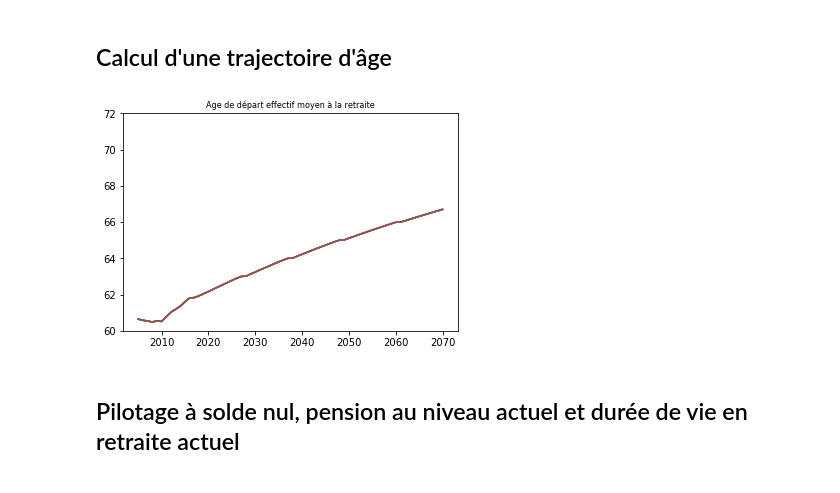
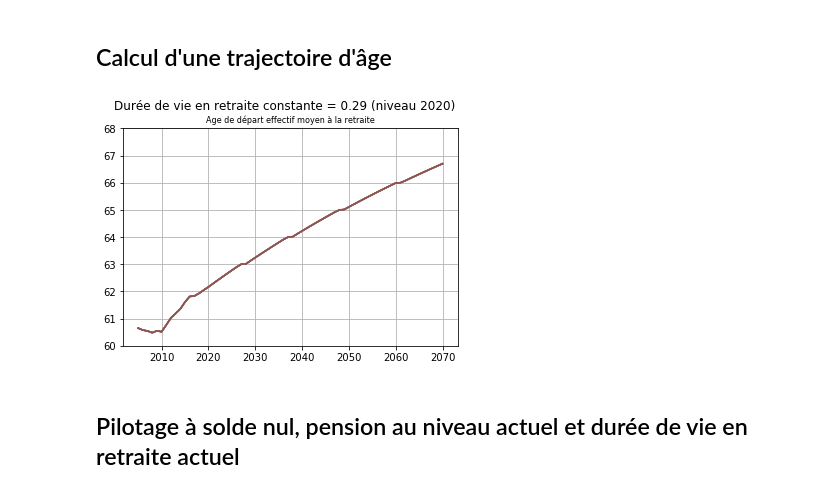
Before and after one commit to brunoscherrer/retraites, a Jupyter notebook: doc/pilotage-vie-en-retraite.ipynb, the cells around one changed output. Cells and saved outputs as stored; diff of their text form; code cells hidden in the pictures.

```diff
--- a/doc/pilotage-vie-en-retraite.ipynb
+++ b/doc/pilotage-vie-en-retraite.ipynb
@@ -83,8 +156,0 @@ Donc l'âge qui permet de maintenire une durée de vie en retraite proche du niv
-# %%
-def fonctionZero(As):
-    # Implicite : simulateur, annee
-    scenario_central = 1
-    REV_2020 = analyse.REV[scenario_central][2020]
-    REV = calculREV(simulateur, annee, As)
-    y = REV_2020 - REV
-    return y
@@ -99,5 +157,6 @@ fonctionZero(67.0)
 # %%
-result = spo.root_scalar(fonctionZero, bracket= [66.0, 67.0])
+args = [simulateur, annee, anneeReference, scenarioReference]
+result = spo.root_scalar(fonctionZero, bracket= [66.0, 67.0], args = args)
 result
 # %% [output]
       converged: True
@@ -124,13 +183,16 @@ for s in simulateur.scenarios:
         if a <= 2020:
             As[s][a] = analyse.A[s][a]
         else:
-            annee = a
-            result = spo.root_scalar(fonctionZero, bracket= [60.0, 70.0])
+            args = [simulateur, a, anneeReference, scenarioReference]
+            result = spo.root_scalar(fonctionZero, bracket= [60.0, 70.0], args = args)
             As[s][a] = result.root
-# %%
-analyse.graphique("A", As)
-# %% [output]
-[figure, removed]
+# %%
+pl.suptitle("Durée de vie en retraite constante = %.2f (niveau %d)" % (REVReference, anneeReference))
+analyse.graphique("A", As)
+pl.ylim(top = 68.0)
+pl.grid()
+# %% [output]
+[figure, added]
 # %% [markdown]
 ## Pilotage à solde nul, pension au niveau actuel et durée de vie en retraite actuel
 # %%
```
Also changed, not shown: parts of 27 cells of this notebook, 3 other files.
